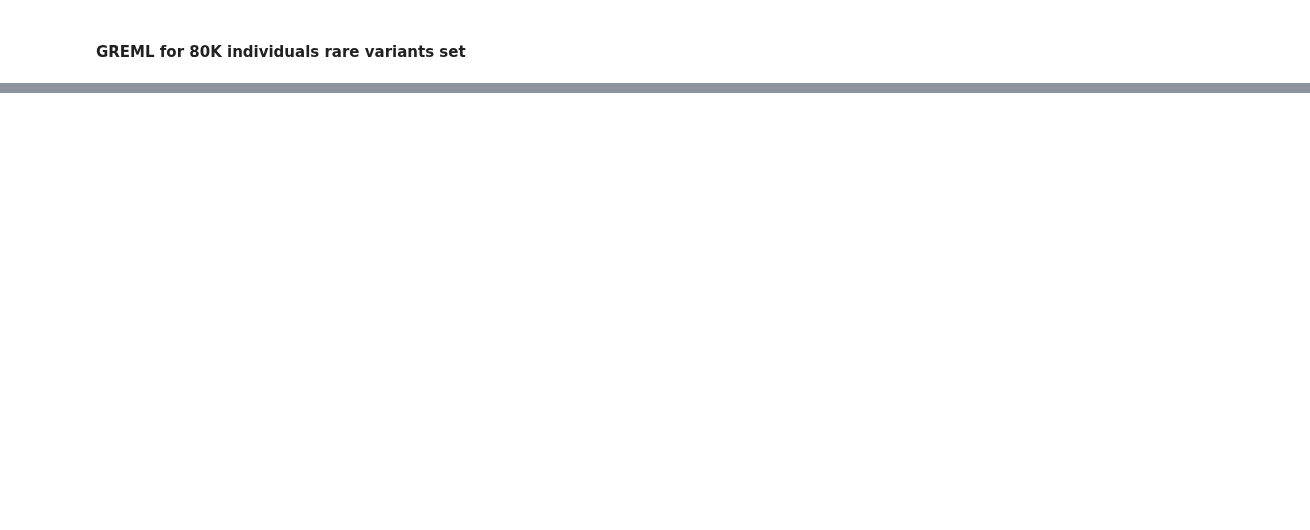
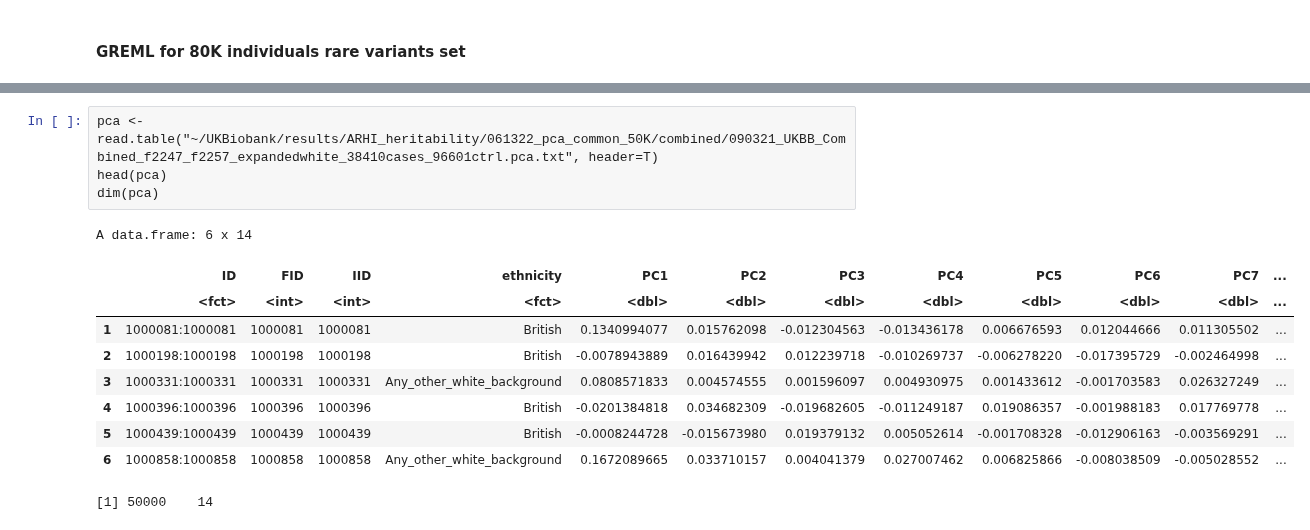
Before and after one commit to statgenetics/UKBB_GWAS_dev, a Jupyter notebook: workflow/rare_variants/050922_rare_variant_heritability.ipynb, the cells around one changed output, grey strips where cells are left out. Saved outputs shown, nothing was run; the diff lists cells and outputs as text; blank space fills up the shorter version.

```diff
--- a/workflow/rare_variants/050922_rare_variant_heritability.ipynb
+++ b/workflow/rare_variants/050922_rare_variant_heritability.ipynb
@@ -1769,0 +2667,15 @@ INFO: Workflow csg (ID=w17345c80d3c5f565) is executed successfully with 1 comple
+# %%
+pca <- read.table("~/UKBiobank/results/ARHI_heritability/061322_pca_common_50K/combined/090321_UKBB_Combined_f2247_f2257_expandedwhite_38410cases_96601ctrl.pca.txt", header=T)
+head(pca)
+dim(pca)
+# %% [output]
+A data.frame: 6 x 14
+|  | ID | FID | IID | ethnicity | PC1 | PC2 | PC3 | PC4 | PC5 | PC6 | PC7 | ... |
+|  | <fct> | <int> | <int> | <fct> | <dbl> | <dbl> | <dbl> | <dbl> | <dbl> | <dbl> | <dbl> | ... |
+| 1 | 1000081:1000081 | 1000081 | 1000081 | British | 0.1340994077 | 0.015762098 | -0.012304563 | -0.013436178 | 0.006676593 | 0.012044666 | 0.011305502 | ... |
+| 2 | 1000198:1000198 | 1000198 | 1000198 | British | -0.0078943889 | 0.016439942 | 0.012239718 | -0.010269737 | -0.006278220 | -0.017395729 | -0.002464998 | ... |
+| 3 | 1000331:1000331 | 1000331 | 1000331 | Any_other_white_background | 0.0808571833 | 0.004574555 | 0.001596097 | 0.004930975 | 0.001433612 | -0.001703583 | 0.026327249 | ... |
+| 4 | 1000396:1000396 | 1000396 | 1000396 | British | -0.0201384818 | 0.034682309 | -0.019682605 | -0.011249187 | 0.019086357 | -0.001988183 | 0.017769778 | ... |
+| 5 | 1000439:1000439 | 1000439 | 1000439 | British | -0.0008244728 | -0.015673980 | 0.019379132 | 0.005052614 | -0.001708328 | -0.012906163 | -0.003569291 | ... |
+| 6 | 1000858:1000858 | 1000858 | 1000858 | Any_other_white_background | 0.1672089665 | 0.033710157 | 0.004041379 | 0.027007462 | 0.006825866 | -0.008038509 | -0.005028552 | ... |
+[1] 50000    14
```
Also changed, not shown: parts of 122 cells of this notebook, 3 other files.
